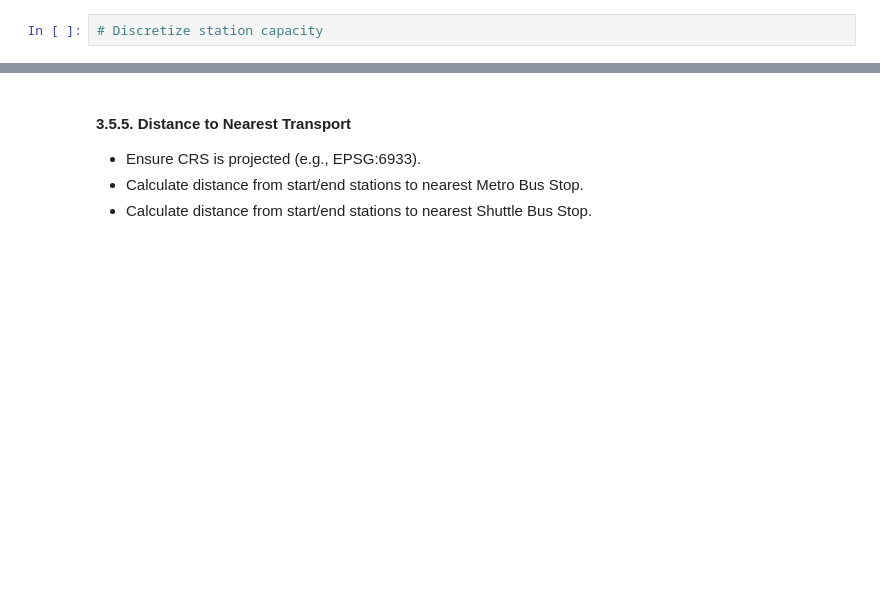
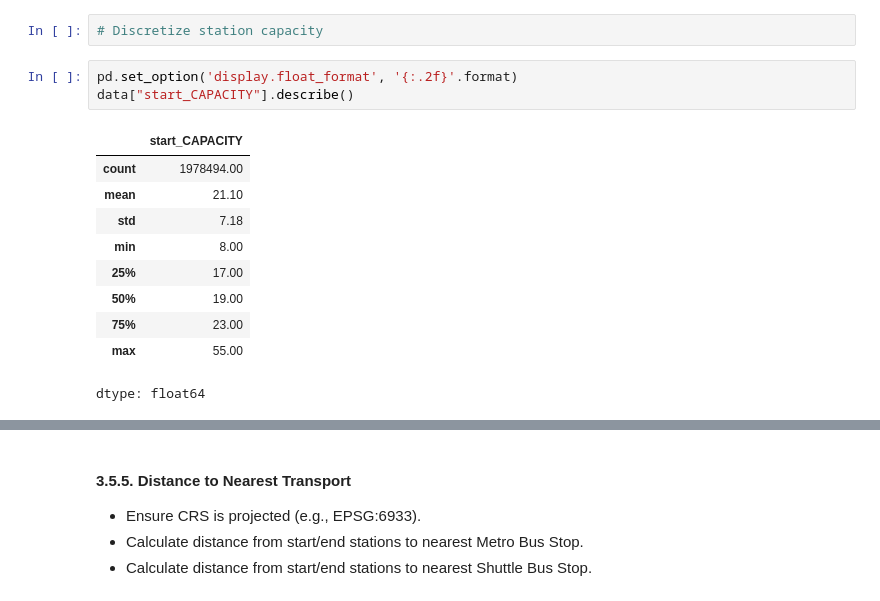
Before and after one commit to angiegh2002/capital-bike-diaries, a Jupyter notebook: DM_Homework .ipynb, the cells around one changed output, grey strips where cells are left out. Drawn from its saved outputs; the diff is of its cells as text; blank space fills up the shorter version.

```diff
--- a/DM_Homework .ipynb
+++ b/DM_Homework .ipynb
@@ -1593,3 +1595,17 @@ data['total_cost'] = data.apply(calculate_cost, axis=1)
 * Bin station capacity into 'small', 'medium', 'large'. Define and justify bin edges.
 # %%
 # Discretize station capacity
+# %%
+pd.set_option('display.float_format', '{:.2f}'.format)
+data["start_CAPACITY"].describe()
+# %% [output]
+|  | start_CAPACITY |
+| count | 1978494.00 |
+| mean | 21.10 |
+| std | 7.18 |
+| min | 8.00 |
+| 25% | 17.00 |
+| 50% | 19.00 |
+| 75% | 23.00 |
+| max | 55.00 |
+dtype: float64
```
Also changed, not shown: parts of 15 cells of this notebook.
